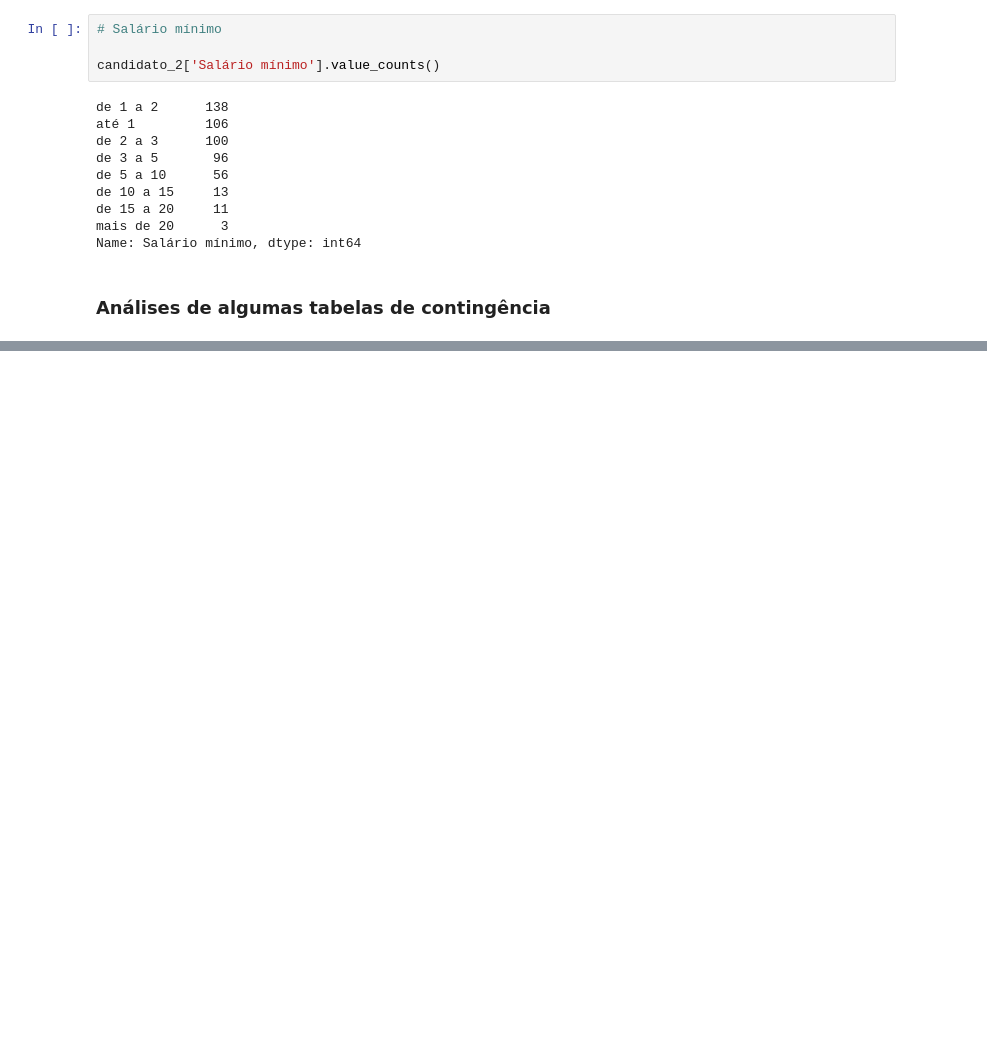
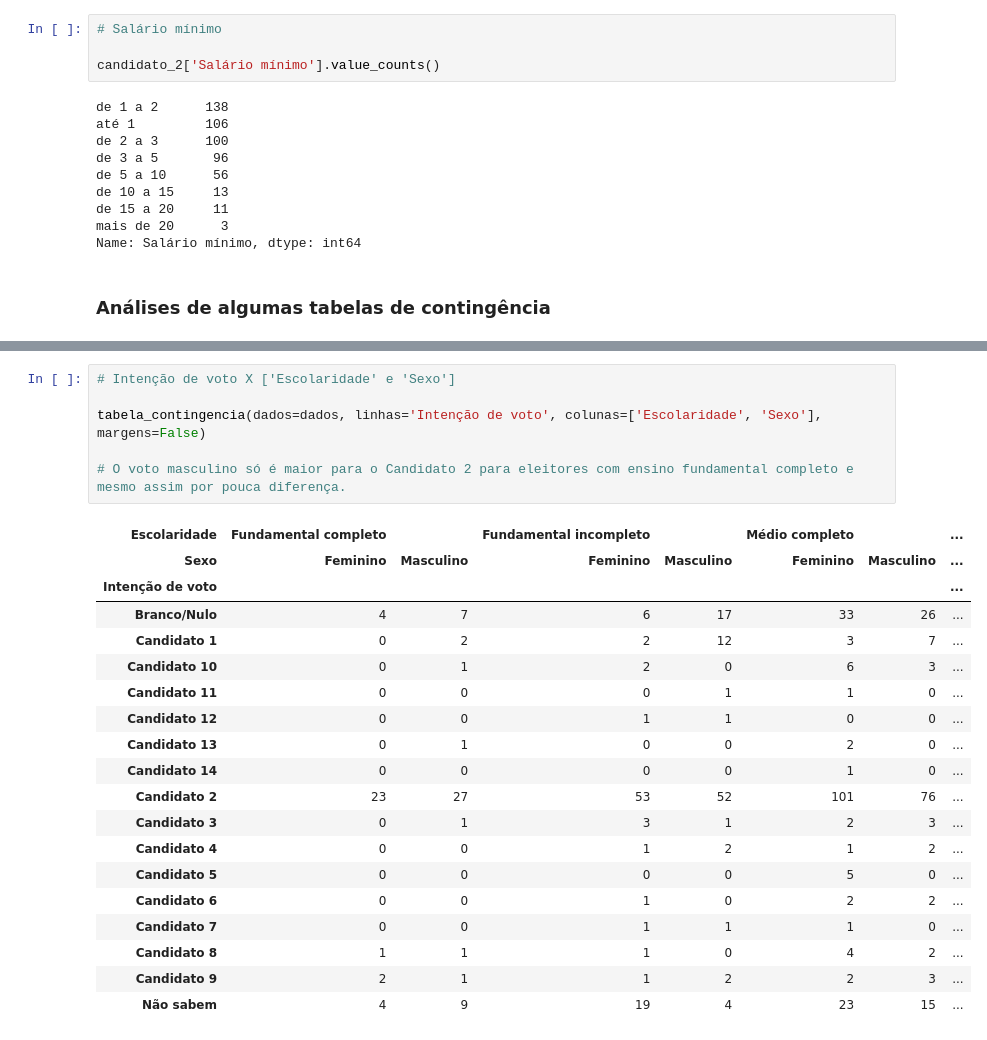
Before and after one commit to abreukuse/teste_quaest, a Jupyter notebook: teste_quaest.ipynb, the cells around one changed output, grey strips where cells are left out. Saved outputs shown, nothing was run; the diff lists cells and outputs as text; blank space fills up the shorter version.

```diff
--- a/teste_quaest.ipynb
+++ b/teste_quaest.ipynb
@@ -456,0 +469,26 @@ tabela_contingencia(dados=dados, linhas='Intenção de voto', colunas='Sexo', ma
+# %%
+# Intenção de voto X ['Escolaridade' e 'Sexo']
+
+tabela_contingencia(dados=dados, linhas='Intenção de voto', colunas=['Escolaridade', 'Sexo'], margens=False)
+
+# O voto masculino só é maior para o Candidato 2 para eleitores com ensino fundamental completo e mesmo assim por pouca diferença.
+# %% [output]
+| Escolaridade | Fundamental completo |  | Fundamental incompleto |  | Médio completo |  | ... |
+| Sexo | Feminino | Masculino | Feminino | Masculino | Feminino | Masculino | ... |
+| Intenção de voto |  |  |  |  |  |  | ... |
+| Branco/Nulo | 4 | 7 | 6 | 17 | 33 | 26 | ... |
+| Candidato 1 | 0 | 2 | 2 | 12 | 3 | 7 | ... |
+| Candidato 10 | 0 | 1 | 2 | 0 | 6 | 3 | ... |
+| Candidato 11 | 0 | 0 | 0 | 1 | 1 | 0 | ... |
+| Candidato 12 | 0 | 0 | 1 | 1 | 0 | 0 | ... |
+| Candidato 13 | 0 | 1 | 0 | 0 | 2 | 0 | ... |
+| Candidato 14 | 0 | 0 | 0 | 0 | 1 | 0 | ... |
+| Candidato 2 | 23 | 27 | 53 | 52 | 101 | 76 | ... |
+| Candidato 3 | 0 | 1 | 3 | 1 | 2 | 3 | ... |
+| Candidato 4 | 0 | 0 | 1 | 2 | 1 | 2 | ... |
+| Candidato 5 | 0 | 0 | 0 | 0 | 5 | 0 | ... |
+| Candidato 6 | 0 | 0 | 1 | 0 | 2 | 2 | ... |
+| Candidato 7 | 0 | 0 | 1 | 1 | 1 | 0 | ... |
+| Candidato 8 | 1 | 1 | 1 | 0 | 4 | 2 | ... |
+| Candidato 9 | 2 | 1 | 1 | 2 | 2 | 3 | ... |
+| Não sabem | 4 | 9 | 19 | 4 | 23 | 15 | ... |
```
Also changed, not shown: parts of 15 cells of this notebook.
